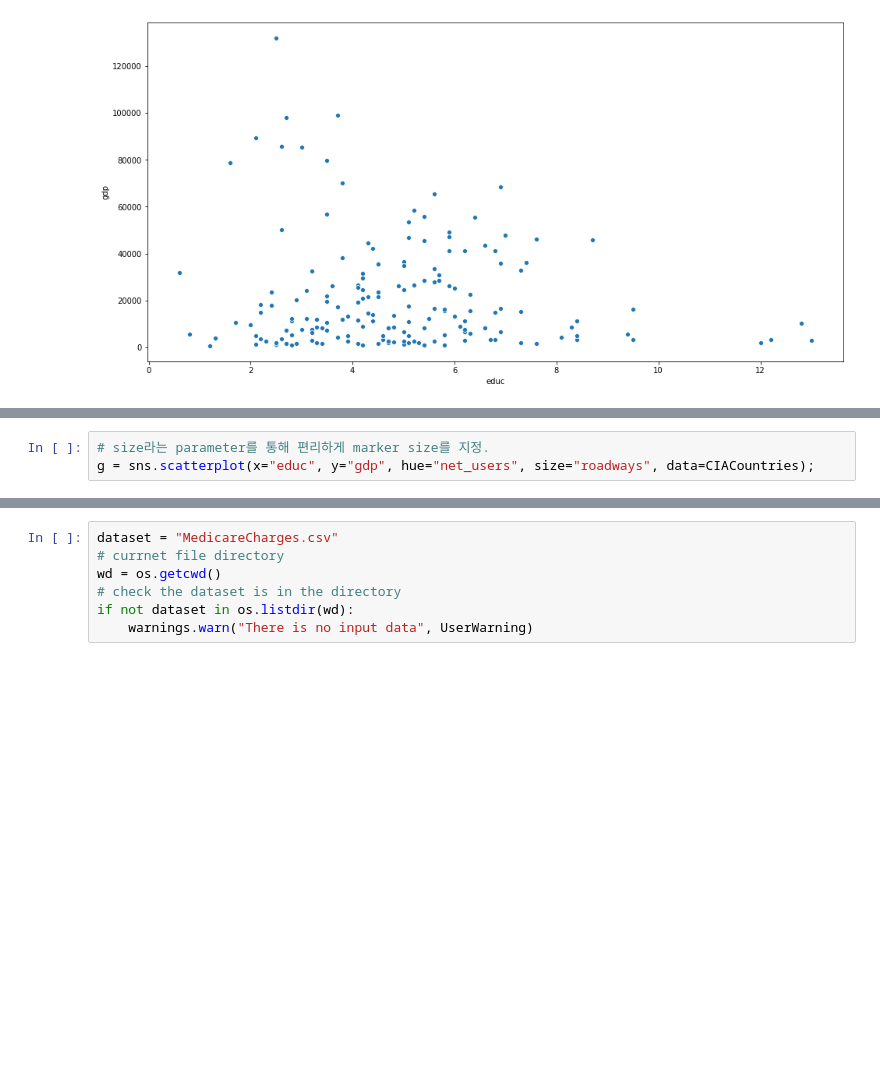
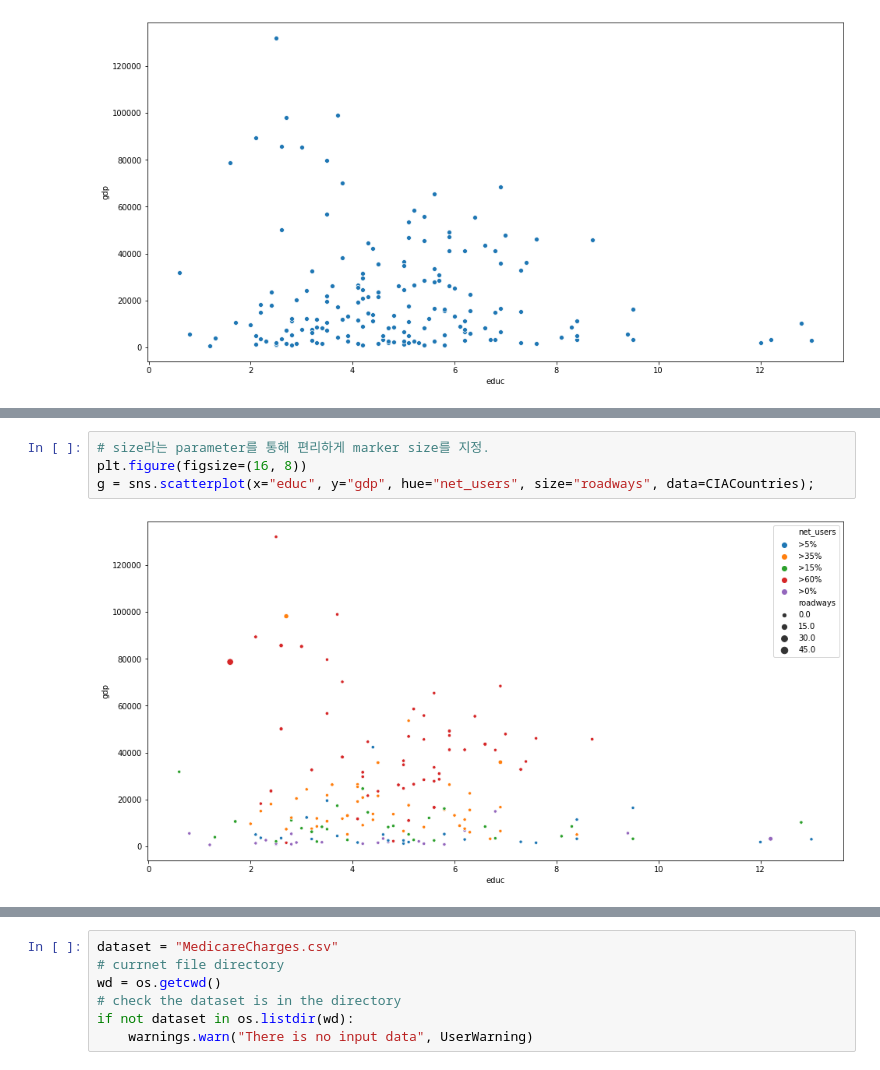
Before and after one commit to shinychan95/R_to_Python, a Jupyter notebook: R/m_03/m_03.ipynb, the cells around one changed output, grey strips where cells are left out. Drawn from its saved outputs; the diff is of its cells as text; blank space fills up the shorter version.

```diff
--- a/R/m_03/m_03.ipynb
+++ b/R/m_03/m_03.ipynb
@@ -103,4 +121,7 @@ NameError: name 'p' is not defined
 # %%
 # size라는 parameter를 통해 편리하게 marker size를 지정.
+plt.figure(figsize=(16, 8))
 g = sns.scatterplot(x="educ", y="gdp", hue="net_users", size="roadways", data=CIACountries);
+# %% [output]
+[figure, added]
 # %%
```
Also changed, not shown: parts of 4 cells of this notebook, 1 other file.
